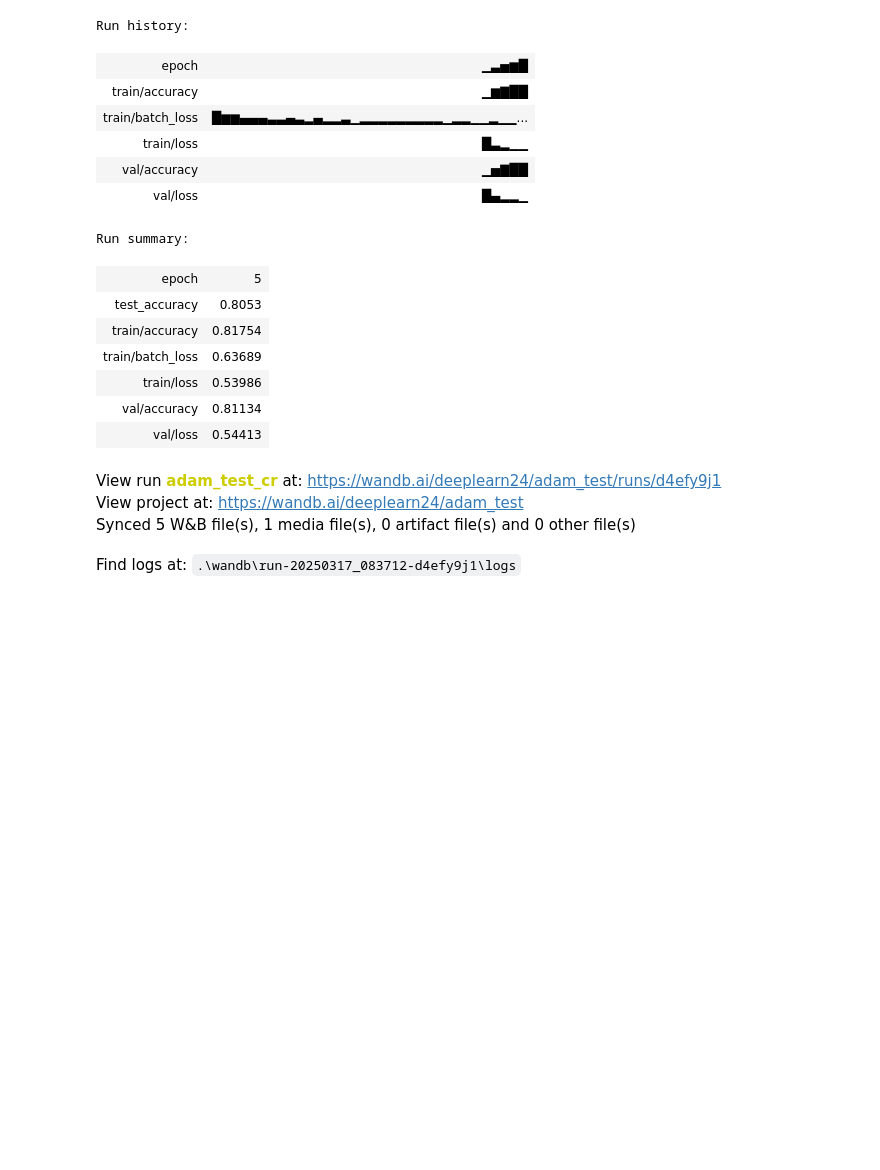
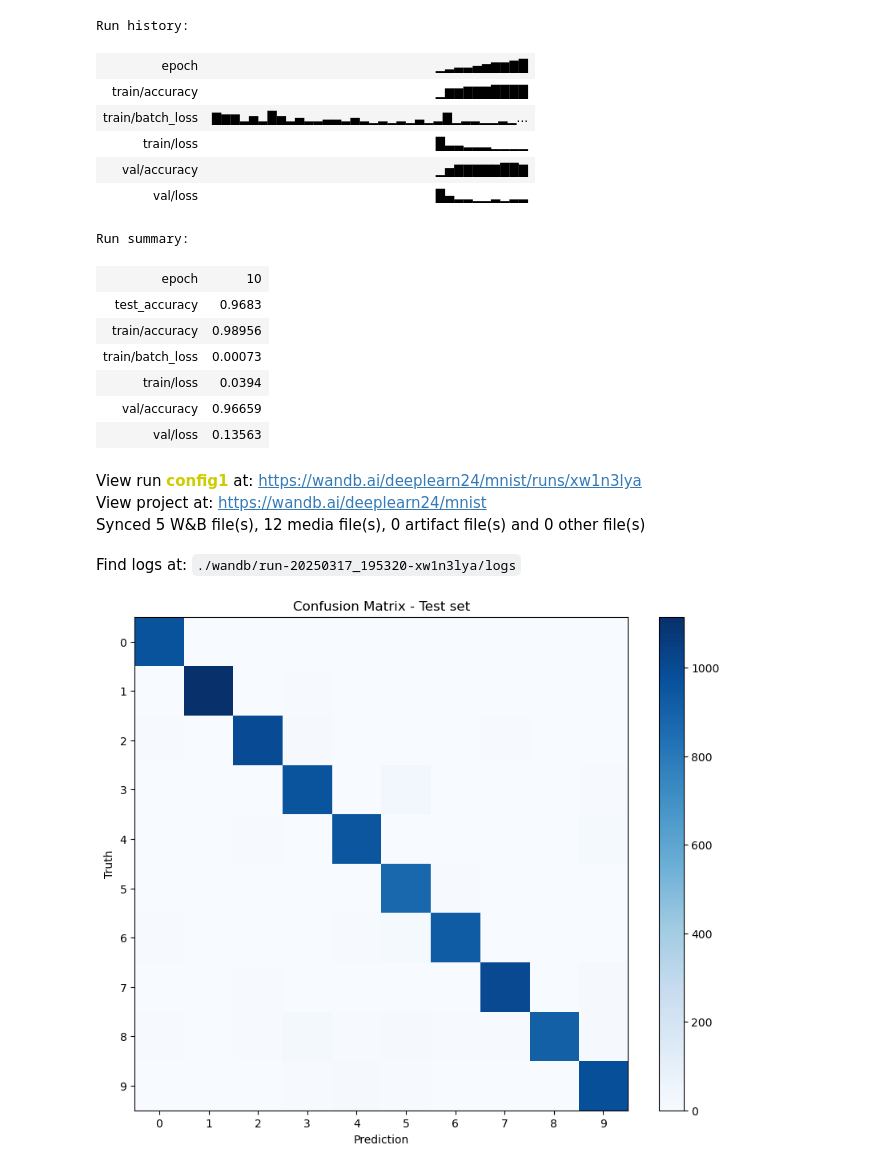
Before and after one commit to srikrishnan-b/DA6401, a Jupyter notebook: notebooks/train.ipynb, the cells around one changed output. Drawn from its saved outputs; the diff is of its cells as text; code cells hidden in the pictures; blank space fills up the shorter version.

```diff
--- a/notebooks/train.ipynb
+++ b/notebooks/train.ipynb
@@ -34,3 +53,4 @@ wandb.init(
 # %%
-train, valid, test = load_fashion_mnist(sweep_config['batch_size'])
+# Loading the dataset
+train, valid, test = load_mnist(sweep_config['batch_size'])
 # %% [output]
@@ -38,4 +60,5 @@ train, valid, test = load_fashion_mnist(sweep_config['batch_size'])
 # %%
+# Training the model
 threshold = 1  # Clipping threshold for gradient clipping
 loss = Loss(loss_fn=sweep_config["loss"])
 optimizer = GradientDescent(
@@ -96,9 +119,24 @@ for epoch in range(sweep_config["epochs"]):
     end = time.time()
     print(f"Time taken: {end-start} seconds")
 
+# Testing the model
 
-_, _, test_acc = model.predict(test[0], test[1])
+_, _, test_acc = model(test[0], test[1])
+print(f"Test Accuracy: {test_acc}")
+predictions = np.argmax(model.predict(test[0]), axis=1)
+true = np.argmax(test[1], axis=1)
 wandb.summary["test_accuracy"] = test_acc
-print(f"Test Accuracy: {test_acc}")
+conf = confusion_matrix(true, predictions)
+plt.figure(figsize=(10, 8))
+plt.imshow(conf, interpolation='nearest', cmap=plt.cm.Blues)
+plt.title('Confusion Matrix - Test set')
+plt.colorbar()
+tick_marks = np.arange(len(np.unique(true)))
+plt.xticks(tick_marks, tick_marks)
+plt.yticks(tick_marks, tick_marks)
+plt.ylabel('Truth')
+plt.xlabel('Prediction')
+wandb.log({"Confusion matrix": wandb.Image(plt)})
+
 wandb.finish()
 # %% [output]
@@ -116,20 +160,21 @@ Test Accuracy: 0.8053
 [interactive output not drawn]
 Run history:
-| epoch | ▁▃▅▆█ |
-| train/accuracy | ▁▆▇██ |
-| train/batch_loss | █▆▆▄▄▄▃▃▄▃▂▄▂▂▃▁▂▂▂▂▂▂▂▂▂▁▂▂▁▁▂▁▁... |
-| train/loss | █▃▂▁▁ |
-| val/accuracy | ▁▅▇██ |
-| val/loss | █▄▂▂▁ |
+| epoch | ▁▂▃▃▄▅▆▆▇█ |
+| train/accuracy | ▁▆▆▇▇▇████ |
+| train/batch_loss | ▇▆▆▂▅▂█▅▂▄▂▂▃▃▂▄▂▁▂▁▂▁▃▁▂▇▁▂▂▁▁▂▁... |
+| train/loss | █▃▃▂▂▂▁▁▁▁ |
+| val/accuracy | ▁▅▇▇▇▇▇██▇ |
+| val/loss | █▄▂▂▁▁▂▁▂▂ |
 Run summary:
-| epoch | 5 |
-| test_accuracy | 0.8053 |
-| train/accuracy | 0.81754 |
-| train/batch_loss | 0.63689 |
-| train/loss | 0.53986 |
-| val/accuracy | 0.81134 |
-| val/loss | 0.54413 |
+| epoch | 10 |
+| test_accuracy | 0.9683 |
+| train/accuracy | 0.98956 |
+| train/batch_loss | 0.00073 |
+| train/loss | 0.0394 |
+| val/accuracy | 0.96659 |
+| val/loss | 0.13563 |
-View run adam_test_cr at: https://wandb.ai/deeplearn24/adam_test/runs/d4efy9j1
-View project at: https://wandb.ai/deeplearn24/adam_test
-Synced 5 W&B file(s), 1 media file(s), 0 artifact file(s) and 0 other file(s)
+View run config1 at: https://wandb.ai/deeplearn24/mnist/runs/xw1n3lya
+View project at: https://wandb.ai/deeplearn24/mnist
+Synced 5 W&B file(s), 12 media file(s), 0 artifact file(s) and 0 other file(s)
-Find logs at: .\wandb\run-20250317_083712-d4efy9j1\logs
+Find logs at: ./wandb/run-20250317_195320-xw1n3lya/logs
+[figure, added]
```
Also changed, not shown: parts of 5 cells of this notebook, 7 other files.
